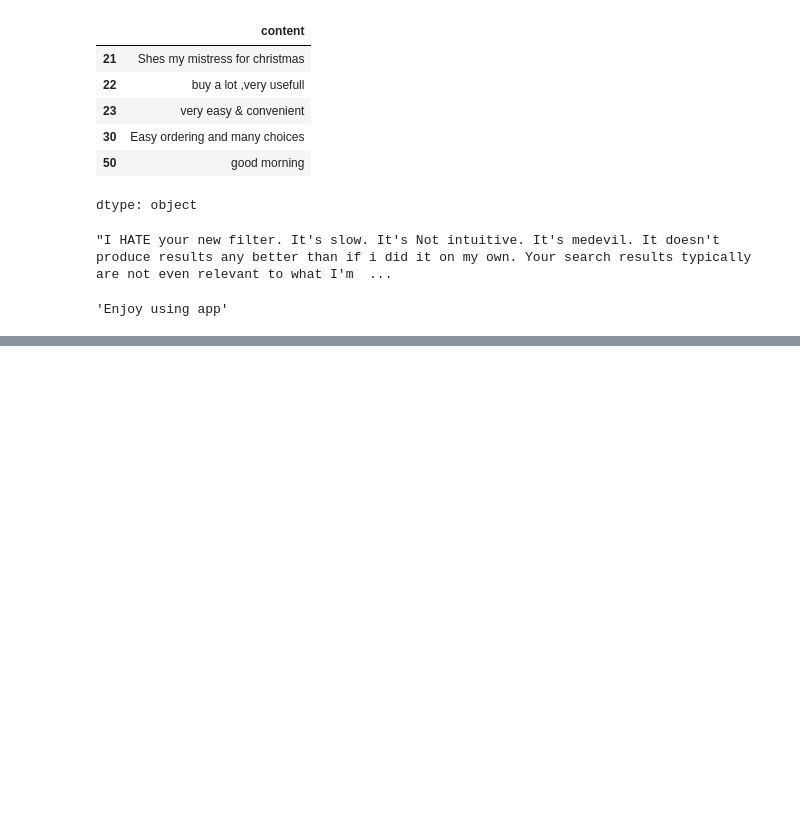
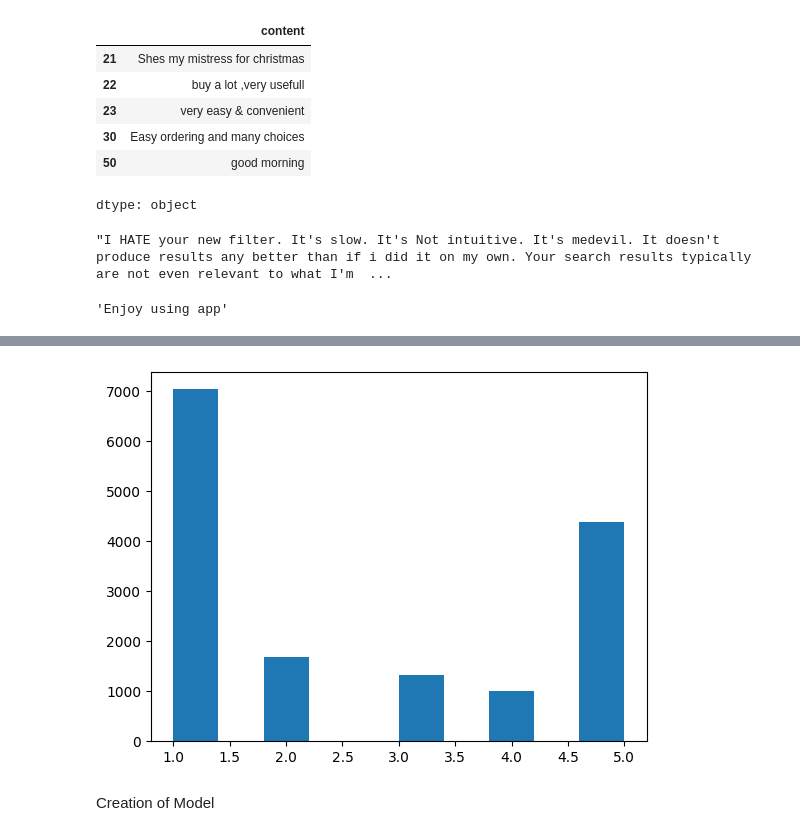
Before and after one commit to gmkumar1988/Data-Analytics-Projects, a Jupyter notebook: Natural_Language_Processing_Amazon_Reviews.ipynb, the cells around one changed output, grey strips where cells are left out. Cells and saved outputs as stored; diff of their text form; code cells hidden in the pictures; blank space fills up the shorter version.

```diff
--- a/Natural_Language_Processing_Amazon_Reviews.ipynb
+++ b/Natural_Language_Processing_Amazon_Reviews.ipynb
@@ -218,0 +322,8 @@ test_amazon_reviews.iloc[30]
+# %%
+test_classes_numeric = pd.to_numeric(test_classes, errors='coerce').dropna()
+plt.hist(test_classes_numeric)
+plt.show()
+# %% [output]
+[figure, added]
+# %% [markdown]
+Creation of Model
```
Also changed, not shown: parts of 18 cells of this notebook.
